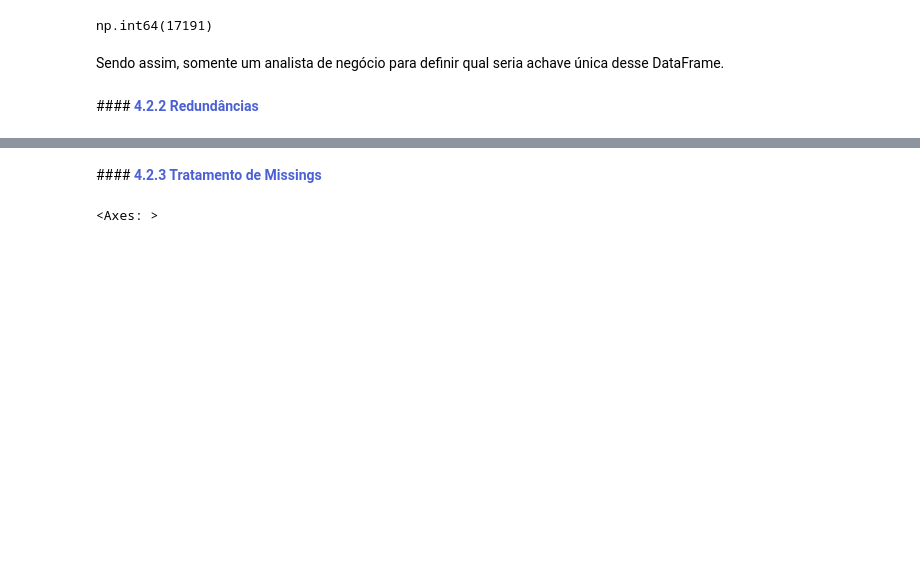
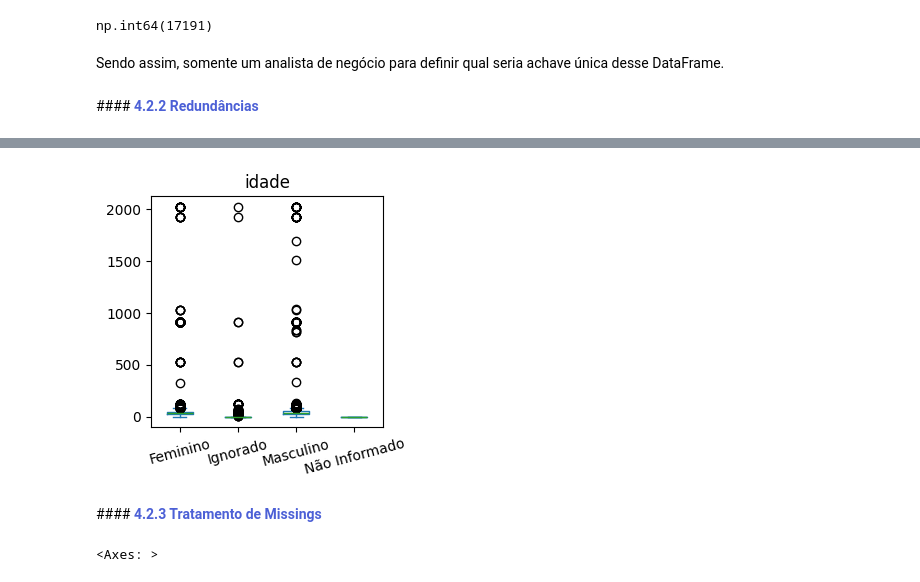
Before and after one commit to gabrielmprata/acidentes_transito, a Jupyter notebook: Acidentes_Rodoviarios_PreProc.ipynb, the cells around one changed output, grey strips where cells are left out. Saved outputs shown, nothing was run; the diff lists cells and outputs as text; code cells hidden in the pictures; blank space fills up the shorter version.

```diff
--- a/Acidentes_Rodoviarios_PreProc.ipynb
+++ b/Acidentes_Rodoviarios_PreProc.ipynb
@@ -754,3 +811,8 @@ df_pessoas.drop([
+# %%
+df_pessoas.plot.box(column="idade", by='sexo', figsize=(3, 3), rot=15)
+plt.show()
+# %% [output]
+[figure, added]
 # %% [markdown]
 ####**<font color=#4c60d6> 4.2.3 Tratamento de Missings**
 # %%
```
Also changed, not shown: parts of 5 cells of this notebook.
